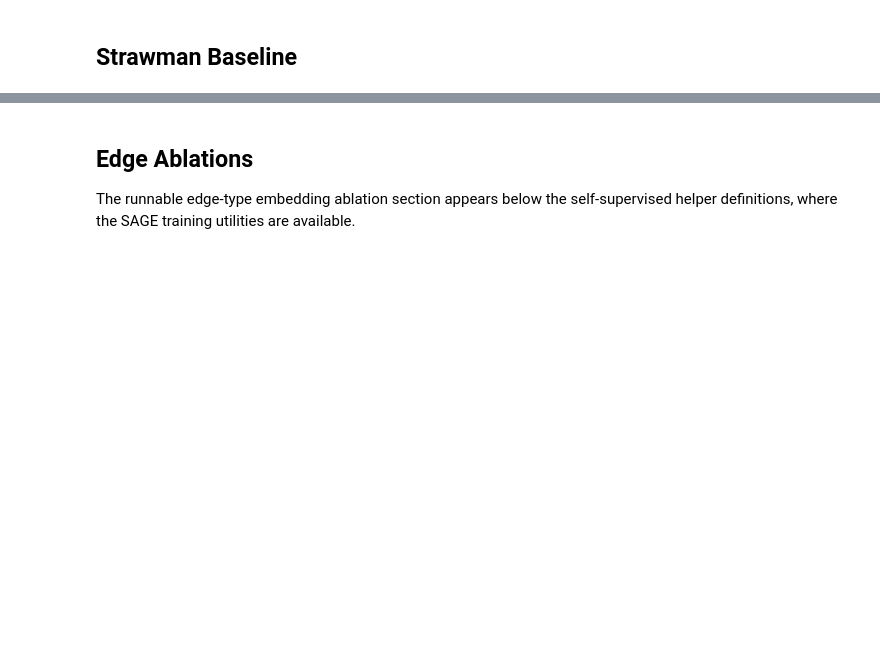
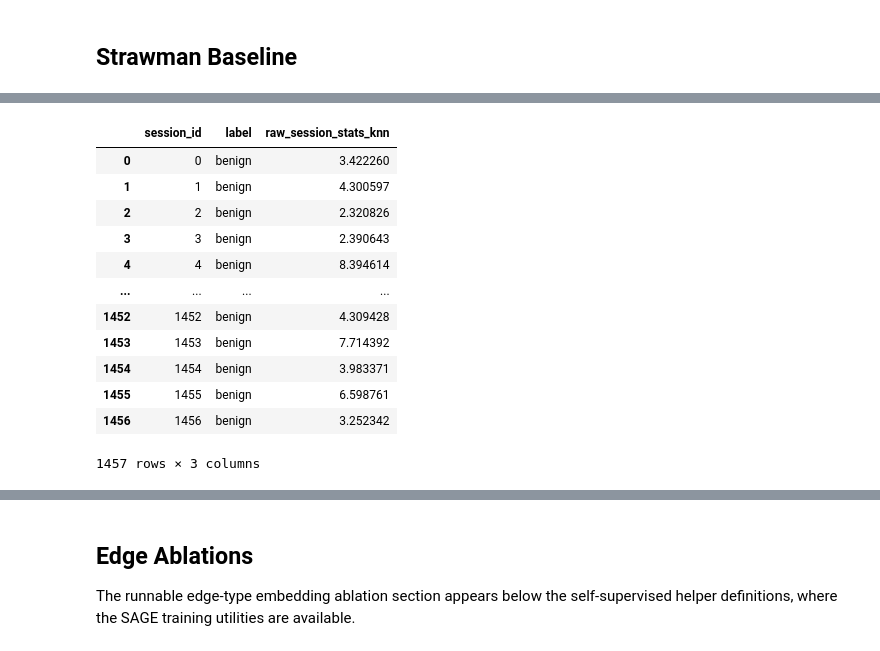
Before and after one commit to MekaelWasti/Cyber-Telemetry, a Jupyter notebook: Simplified Graph Triage.ipynb, the cells around one changed output, grey strips where cells are left out. Drawn from its saved outputs; the diff is of its cells as text; code cells hidden in the pictures; blank space fills up the shorter version.

```diff
--- a/Simplified Graph Triage.ipynb
+++ b/Simplified Graph Triage.ipynb
@@ -156,3 +295,19 @@ def run_discovery_pipeline(df, config):
+# %%
+session_table[["session_id", "label", "raw_session_stats_knn"]]
+# %% [output]
+|  | session_id | label | raw_session_stats_knn |
+| 0 | 0 | benign | 3.422260 |
+| 1 | 1 | benign | 4.300597 |
+| 2 | 2 | benign | 2.320826 |
+| 3 | 3 | benign | 2.390643 |
+| 4 | 4 | benign | 8.394614 |
+| ... | ... | ... | ... |
+| 1452 | 1452 | benign | 4.309428 |
+| 1453 | 1453 | benign | 7.714392 |
+| 1454 | 1454 | benign | 3.983371 |
+| 1455 | 1455 | benign | 6.598761 |
+| 1456 | 1456 | benign | 3.252342 |
+1457 rows × 3 columns
 # %% [markdown]
 ## Graph Builder
 
```
Also changed, not shown: parts of 11 cells of this notebook, 2 other files.
